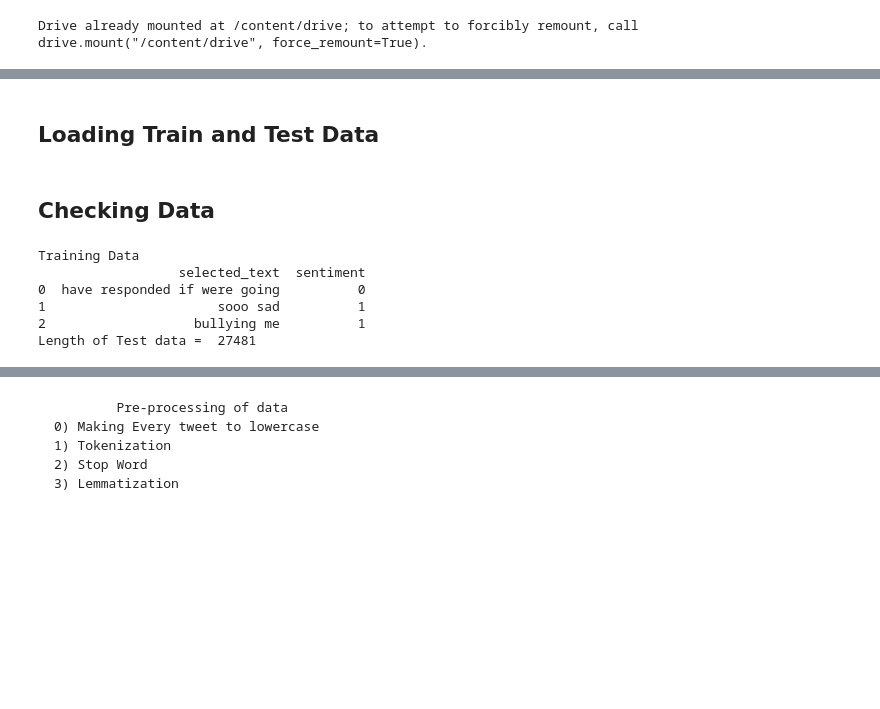
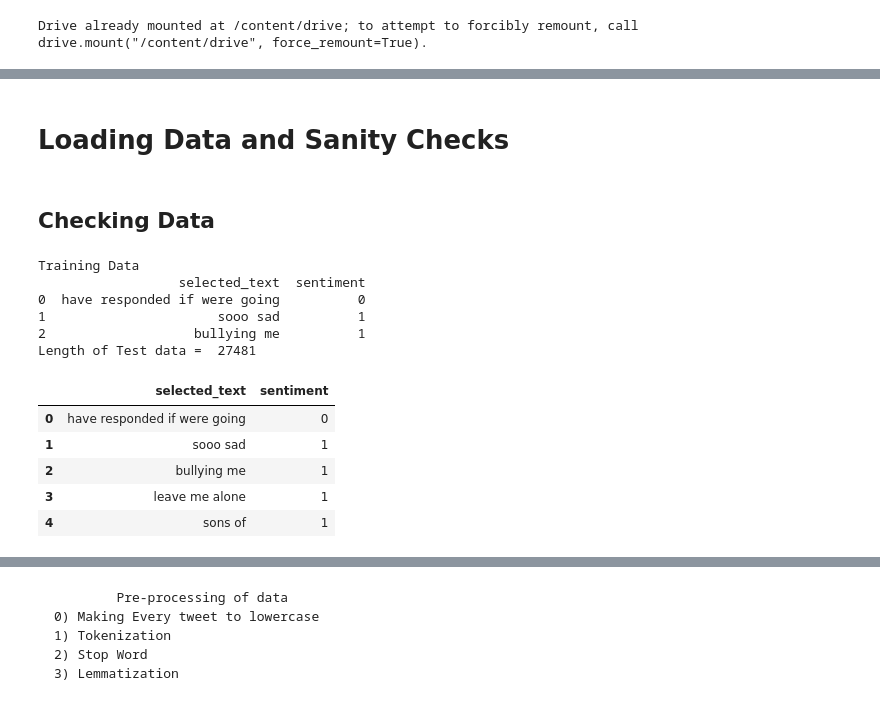
Before and after one commit to unKNOWN-G/Projects, a Jupyter notebook: Sentimental_Analysis/Colab_Sentinmental_Analysis_Code.ipynb, the cells around one changed output, grey strips where cells are left out. Cells and saved outputs as stored; diff of their text form; code cells hidden in the pictures; blank space fills up the shorter version.

```diff
--- a/Sentimental_Analysis/Colab_Sentinmental_Analysis_Code.ipynb
+++ b/Sentimental_Analysis/Colab_Sentinmental_Analysis_Code.ipynb
@@ -42,5 +47,5 @@ True
 # %% [markdown]
-## Loading Train and Test Data
+# Loading Data and Sanity Checks
 # %%
 train_data_add = "/content/drive/MyDrive/Data/dataset.csv"
 train_data = pd.read_csv(train_data_add)
@@ -49,11 +54,18 @@ train_data = pd.read_csv(train_data_add)
 # %%
 print("Training Data")
 print(train_data.head(3))
 print("Length of Test data = ", len(train_data))
+train_data.head(5)
 # %% [output]
 Training Data
                   selected_text  sentiment
 0  have responded if were going          0
 1                      sooo sad          1
 2                   bullying me          1
 Length of Test data =  27481
+|  | selected_text | sentiment |
+| 0 | have responded if were going | 0 |
+| 1 | sooo sad | 1 |
+| 2 | bullying me | 1 |
+| 3 | leave me alone | 1 |
+| 4 | sons of | 1 |
```
Also changed, not shown: parts of 38 cells of this notebook.
